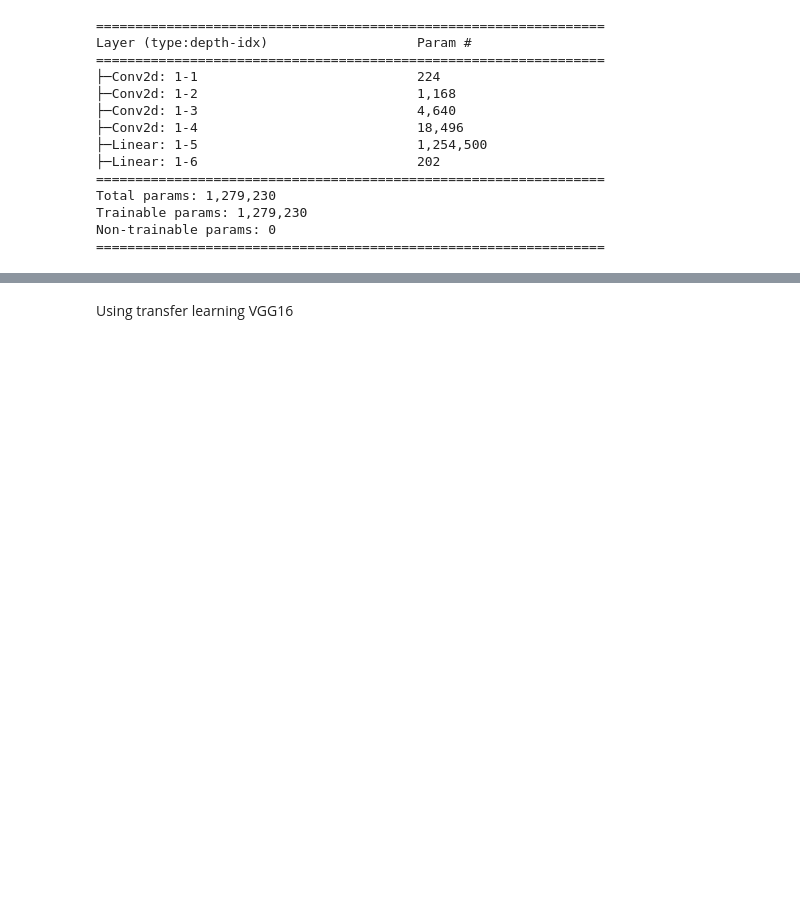
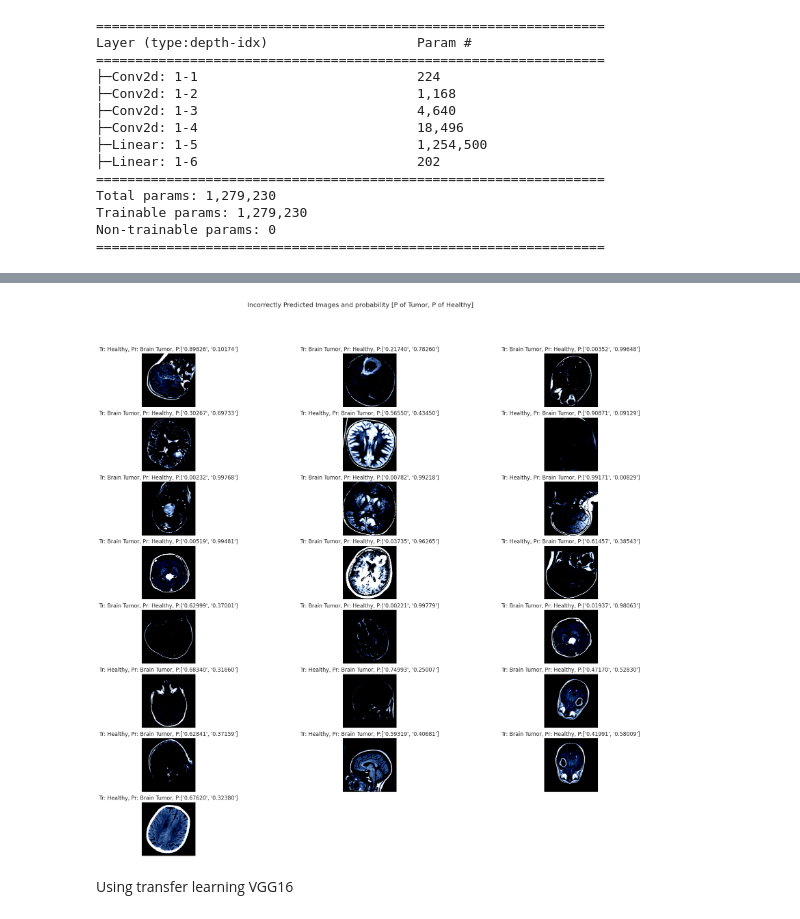
Before and after one commit to eamirhn/Kaggle-Projects, a Jupyter notebook: Brain_Tumor_Detection.ipynb, the cells around one changed output, grey strips where cells are left out. Cells and saved outputs as stored; diff of their text form; code cells hidden in the pictures; blank space fills up the shorter version.

```diff
--- a/Brain_Tumor_Detection.ipynb
+++ b/Brain_Tumor_Detection.ipynb
@@ -495,3 +516,40 @@ torch.save(cnn_model, "Brain_Tumor_model.pt")
+# %%
+import torch.nn.functional as F
+def get_tumor_probability(image, model):
+    """
+    Get the probability of an image belonging to the Tumor class predicted by the model.
+
+    Args:
+    image (torch.Tensor): Input image tensor.
+    model (torch.nn.Module): Trained PyTorch model.
+
+    Returns:
+    float: Probability of the image belonging to the Tumor class predicted by the model.
+    """
+    model.eval()  # Set the model to evaluation mode
+    with torch.no_grad():
+        output = model(image.unsqueeze(0))  # Make a forward pass
+        prob = F.softmax(output, dim=1)
+    return prob
+# %%
+# Visualization of incorrectly predicted images
+figure = plt.figure(figsize=(23, 23))
+cols, rows = 3, 9
+for i in range(1, min(cols * rows, len(incorrect_predictions)) + 1):  # Limit to the number of incorrect predictions
+    img, true_label, predicted_label = incorrect_predictions[i-1]  # Get image, true label, and predicted label
+    figure.add_subplot(rows, cols, i)
+    prob = get_tumor_probability(img,cnn_model).tolist()
+    fprob = [f'{x:.5f}' for x in prob[0]]
+    plt.title(f"Tr: {CLA_label[true_label]}, Pr: {CLA_label[predicted_label]}, P:{fprob}")
+    plt.axis("off")
+    img_np = img.numpy().transpose((1, 2, 0))
+    # Clip pixel values to [0, 1]
+    img_valid_range = np.clip(img_np, 0, 1)
+    plt.imshow(img_valid_range)
+    plt.suptitle('Incorrectly Predicted Images and probability [P of Tumor, P of Healthy]', y=0.95)
+plt.show()
+# %% [output]
+[figure, added]
 # %% [markdown]
 Using transfer learning VGG16
 # %%
```
Also changed, not shown: parts of 11 cells of this notebook.
